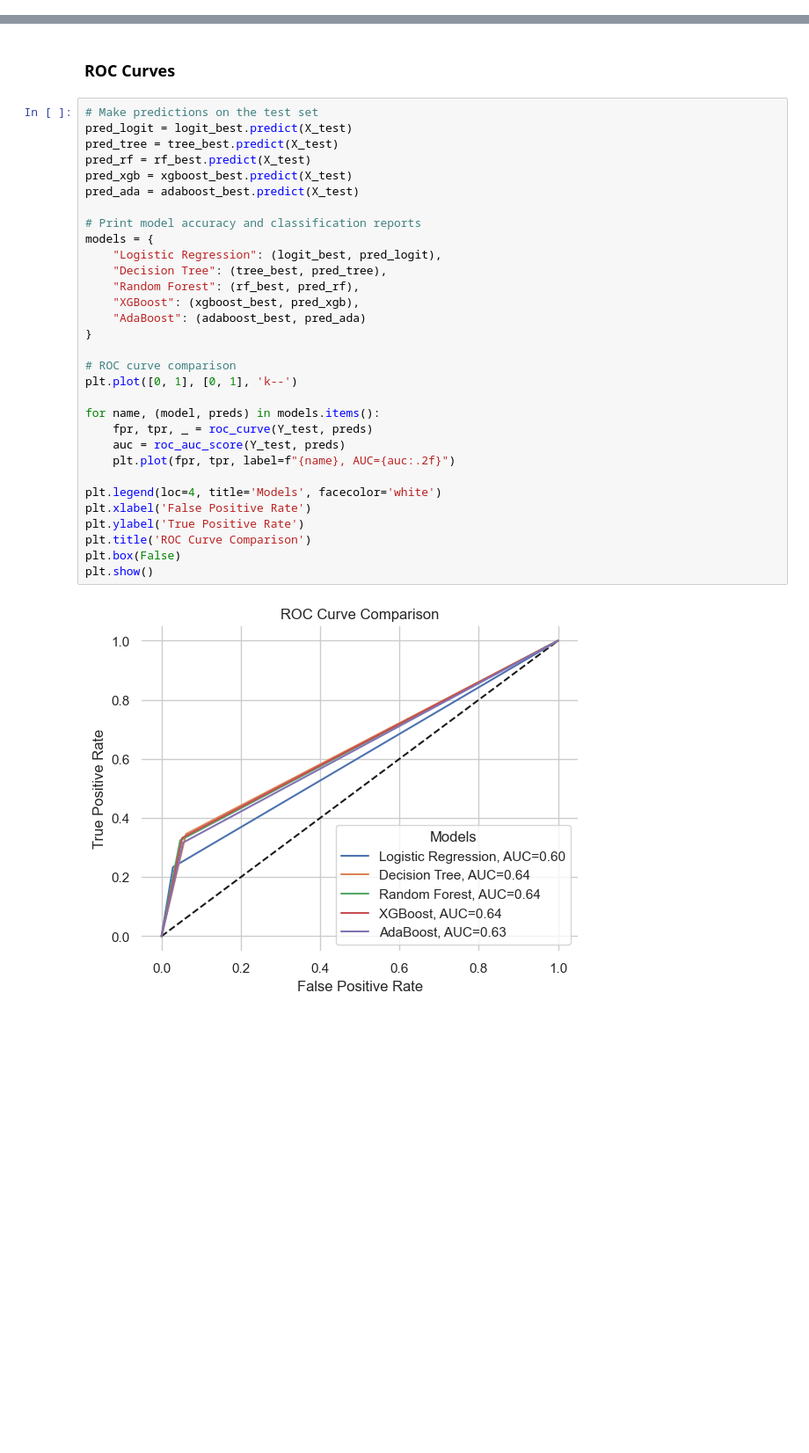
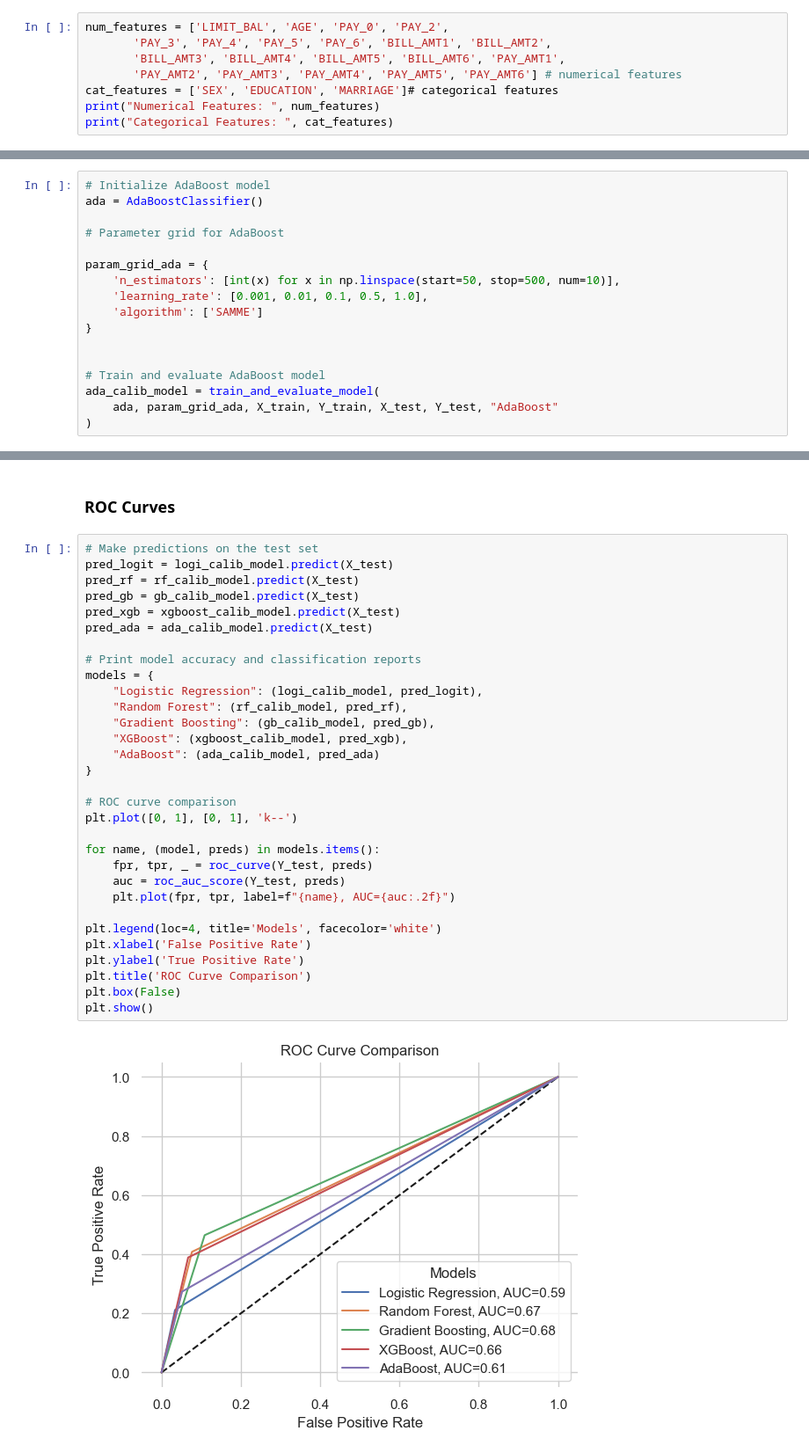
Before and after one commit to martinl5/Credit-Card-Default-in-Taiwan, a Jupyter notebook: creditcarddefault.ipynb, the cells around one changed output, grey strips where cells are left out. Shown at 88% size. Cells and saved outputs as stored; diff of their text form; blank space fills up the shorter version.

```diff
--- a/creditcarddefault.ipynb
+++ b/creditcarddefault.ipynb
@@ -237,0 +176,8 @@ X_test = pd.DataFrame(X_test_pca, columns=columns)
+# %%
+num_features = ['LIMIT_BAL', 'AGE', 'PAY_0', 'PAY_2',
+       'PAY_3', 'PAY_4', 'PAY_5', 'PAY_6', 'BILL_AMT1', 'BILL_AMT2',
+       'BILL_AMT3', 'BILL_AMT4', 'BILL_AMT5', 'BILL_AMT6', 'PAY_AMT1',
+       'PAY_AMT2', 'PAY_AMT3', 'PAY_AMT4', 'PAY_AMT5', 'PAY_AMT6'] # numerical features
+cat_features = ['SEX', 'EDUCATION', 'MARRIAGE']# categorical features
+print("Numerical Features: ", num_features)
+print("Categorical Features: ", cat_features)
@@ -693,0 +664,17 @@ The AdaBoost model, optimized using GridSearchCV, achieved an accuracy of 80.8%
+# %%
+# Initialize AdaBoost model
+ada = AdaBoostClassifier()
+
+# Parameter grid for AdaBoost
+
+param_grid_ada = {
+    'n_estimators': [int(x) for x in np.linspace(start=50, stop=500, num=10)],
+    'learning_rate': [0.001, 0.01, 0.1, 0.5, 1.0],
+    'algorithm': ['SAMME']
+}
+
+
+# Train and evaluate AdaBoost model
+ada_calib_model = train_and_evaluate_model(
+    ada, param_grid_ada, X_train, Y_train, X_test, Y_test, "AdaBoost"
+)
@@ -734,35 +696,35 @@ Seems Like PC2 is the most important feature for all models trained
 ### ROC Curves
 # %%
 # Make predictions on the test set
-pred_logit = logit_best.predict(X_test)
-pred_tree = tree_best.predict(X_test)
-pred_rf = rf_best.predict(X_test)
-pred_xgb = xgboost_best.predict(X_test)
-pred_ada = adaboost_best.predict(X_test)
+pred_logit = logi_calib_model.predict(X_test)
+pred_rf = rf_calib_model.predict(X_test)
+pred_gb = gb_calib_model.predict(X_test)
+pred_xgb = xgboost_calib_model.predict(X_test)
+pred_ada = ada_calib_model.predict(X_test)
 
 # Print model accuracy and classification reports
 models = {
-    "Logistic Regression": (logit_best, pred_logit),
-    "Decision Tree": (tree_best, pred_tree),
-    "Random Forest": (rf_best, pred_rf),
-    "XGBoost": (xgboost_best, pred_xgb),
-    "AdaBoost": (adaboost_best, pred_ada)
+    "Logistic Regression": (logi_calib_model, pred_logit),
+    "Random Forest": (rf_calib_model, pred_rf),
+    "Gradient Boosting": (gb_calib_model, pred_gb),
+    "XGBoost": (xgboost_calib_model, pred_xgb),
+    "AdaBoost": (ada_calib_model, pred_ada)
 }
 
 # ROC curve comparison
 plt.plot([0, 1], [0, 1], 'k--')
 
 for name, (model, preds) in models.items():
     fpr, tpr, _ = roc_curve(Y_test, preds)
     auc = roc_auc_score(Y_test, preds)
     plt.plot(fpr, tpr, label=f"{name}, AUC={auc:.2f}")
 
 plt.legend(loc=4, title='Models', facecolor='white')
 plt.xlabel('False Positive Rate')
 plt.ylabel('True Positive Rate')
 plt.title('ROC Curve Comparison')
 plt.box(False)
 plt.show()
 # %% [output]
-[figure, old version]
+[figure, new version]
 # %% [markdown]
```
Also changed, not shown: parts of 53 cells of this notebook.
